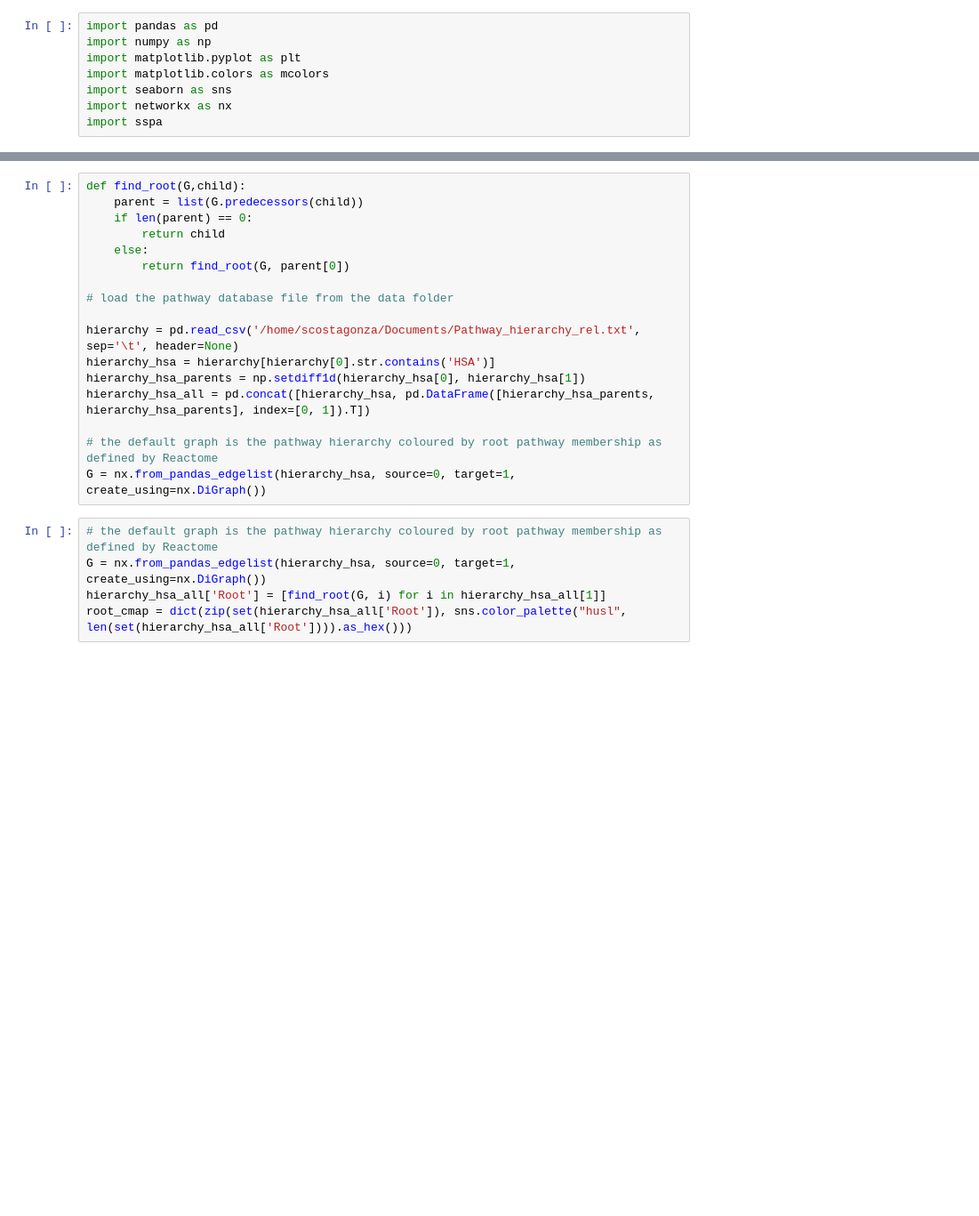
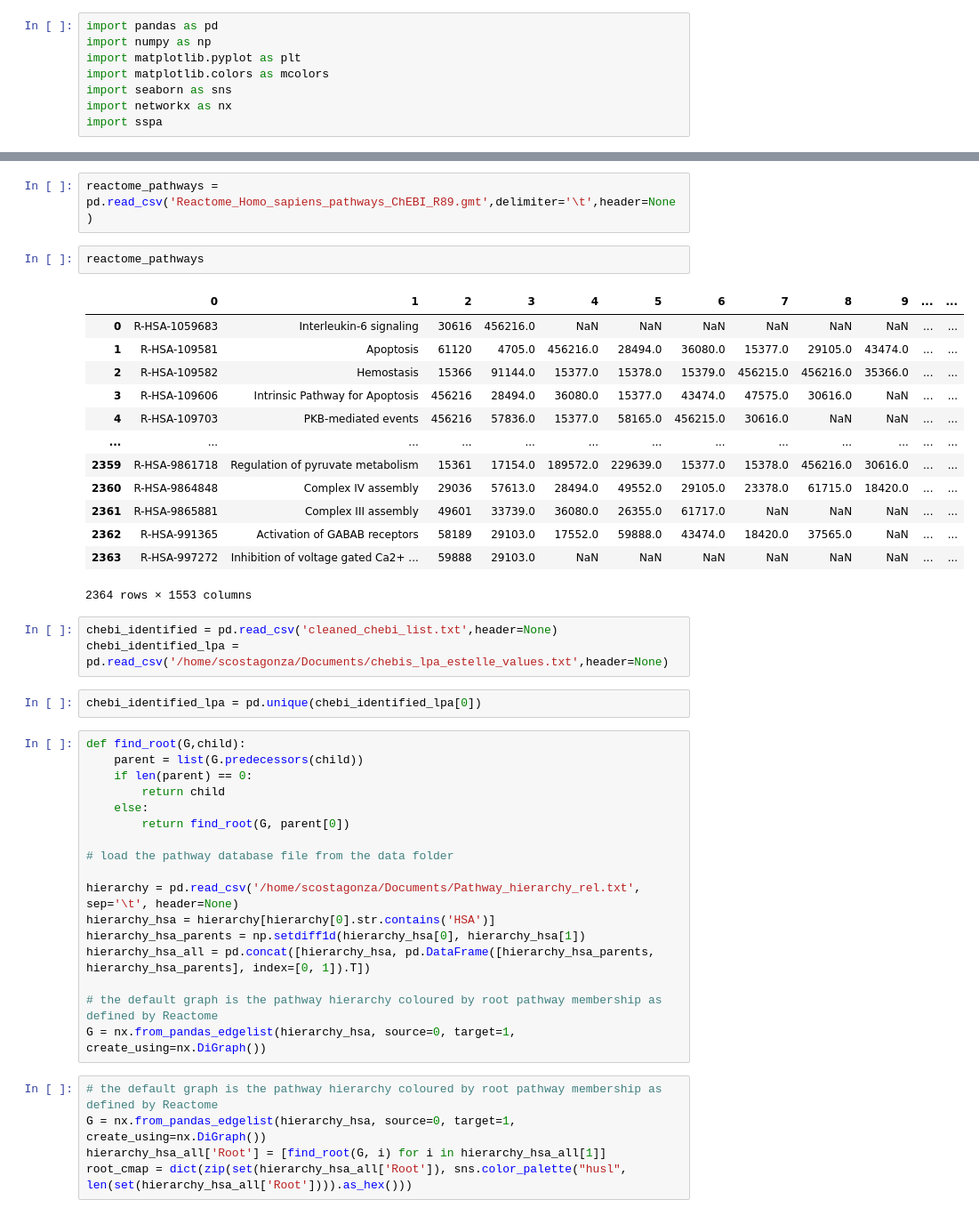
Before and after one commit to SamSaladino/Pa_coverage, a Jupyter notebook: pathway_graph.ipynb, the cells around one changed output, grey strips where cells are left out. Shown: that part at 89% size. Saved outputs shown, nothing was run; the diff lists cells and outputs as text; blank space fills up the shorter version.

```diff
--- a/pathway_graph.ipynb
+++ b/pathway_graph.ipynb
@@ -14,3 +32,26 @@ Complete!
+# %%
+reactome_pathways = pd.read_csv('Reactome_Homo_sapiens_pathways_ChEBI_R89.gmt',delimiter='\t',header=None)
+# %%
+reactome_pathways
+# %% [output]
+|  | 0 | 1 | 2 | 3 | 4 | 5 | 6 | 7 | 8 | 9 | ... | ... |
+| 0 | R-HSA-1059683 | Interleukin-6 signaling | 30616 | 456216.0 | NaN | NaN | NaN | NaN | NaN | NaN | ... | ... |
+| 1 | R-HSA-109581 | Apoptosis | 61120 | 4705.0 | 456216.0 | 28494.0 | 36080.0 | 15377.0 | 29105.0 | 43474.0 | ... | ... |
+| 2 | R-HSA-109582 | Hemostasis | 15366 | 91144.0 | 15377.0 | 15378.0 | 15379.0 | 456215.0 | 456216.0 | 35366.0 | ... | ... |
+| 3 | R-HSA-109606 | Intrinsic Pathway for Apoptosis | 456216 | 28494.0 | 36080.0 | 15377.0 | 43474.0 | 47575.0 | 30616.0 | NaN | ... | ... |
+| 4 | R-HSA-109703 | PKB-mediated events | 456216 | 57836.0 | 15377.0 | 58165.0 | 456215.0 | 30616.0 | NaN | NaN | ... | ... |
+| ... | ... | ... | ... | ... | ... | ... | ... | ... | ... | ... | ... | ... |
+| 2359 | R-HSA-9861718 | Regulation of pyruvate metabolism | 15361 | 17154.0 | 189572.0 | 229639.0 | 15377.0 | 15378.0 | 456216.0 | 30616.0 | ... | ... |
+| 2360 | R-HSA-9864848 | Complex IV assembly | 29036 | 57613.0 | 28494.0 | 49552.0 | 29105.0 | 23378.0 | 61715.0 | 18420.0 | ... | ... |
+| 2361 | R-HSA-9865881 | Complex III assembly | 49601 | 33739.0 | 36080.0 | 26355.0 | 61717.0 | NaN | NaN | NaN | ... | ... |
+| 2362 | R-HSA-991365 | Activation of GABAB receptors | 58189 | 29103.0 | 17552.0 | 59888.0 | 43474.0 | 18420.0 | 37565.0 | NaN | ... | ... |
+| 2363 | R-HSA-997272 | Inhibition of voltage gated Ca2+ ... | 59888 | 29103.0 | NaN | NaN | NaN | NaN | NaN | NaN | ... | ... |
+2364 rows × 1553 columns
+# %%
+chebi_identified = pd.read_csv('cleaned_chebi_list.txt',header=None)
+chebi_identified_lpa = pd.read_csv('/home/scostagonza/Documents/chebis_lpa_estelle_values.txt',header=None)
+# %%
+chebi_identified_lpa = pd.unique(chebi_identified_lpa[0])
 # %%
 def find_root(G,child):
     parent = list(G.predecessors(child))
```
Also changed, not shown: parts of 12 cells of this notebook, 4 other files.
